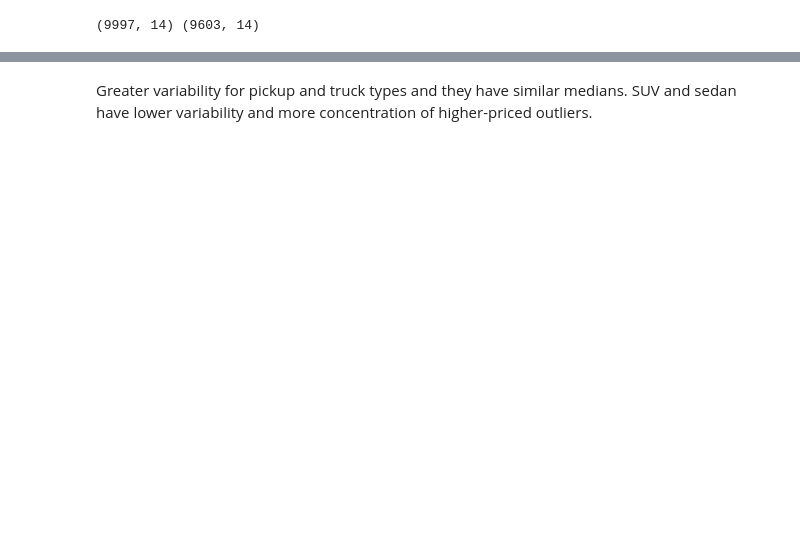
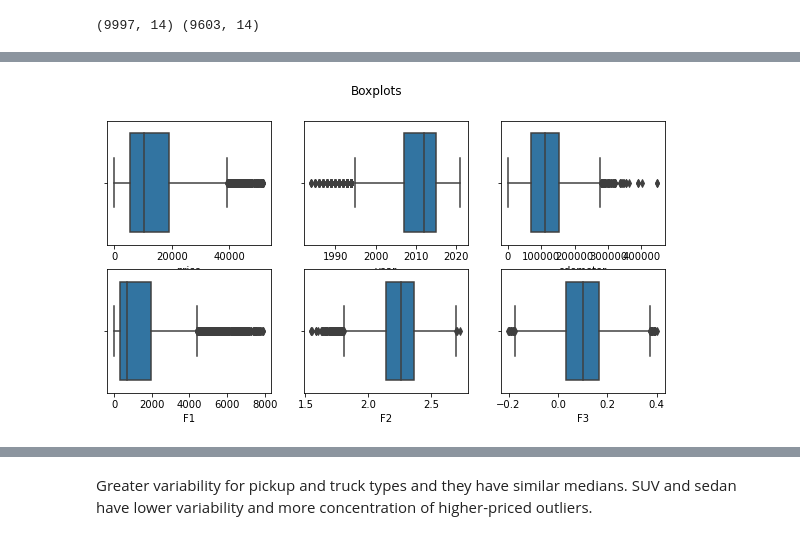
Before and after one commit to EricaXia/spr_2021, a Jupyter notebook: dsci552/problem_sets/ps_1.ipynb, the cells around one changed output, grey strips where cells are left out. Cells and saved outputs as stored; diff of their text form; code cells hidden in the pictures; blank space fills up the shorter version.

```diff
--- a/dsci552/problem_sets/ps_1.ipynb
+++ b/dsci552/problem_sets/ps_1.ipynb
@@ -115,14 +90,16 @@ print(df.shape, df2.shape)
 # %%
 # ## boxplots for numerical vars
-# fig, axes = plt.subplots(2, 3, sharex = False, figsize=(16,8))
-# fig.suptitle('Boxplots')
+fig, axes = plt.subplots(2, 3, sharex = False, figsize=(10,5))
+fig.suptitle('Boxplots')
 
-# for i, var in enumerate(num_cols):
-#     if i < 3:
-#         row = 0
-#     elif i >= 3:
-#         row = 1
-#     col = i % 3
-#     sns.boxplot(ax=axes[row,col], data=df2, x=var)
+for i, var in enumerate(num_cols):
+    if i < 3:
+        row = 0
+    elif i >= 3:
+        row = 1
+    col = i % 3
+    sns.boxplot(ax=axes[row,col], data=df2, x=var)
 # plt.savefig('images/boxplots_1.png')
+# %% [output]
+[figure, added]
 # %%
```
Also changed, not shown: parts of 42 cells of this notebook, 6 other files.
